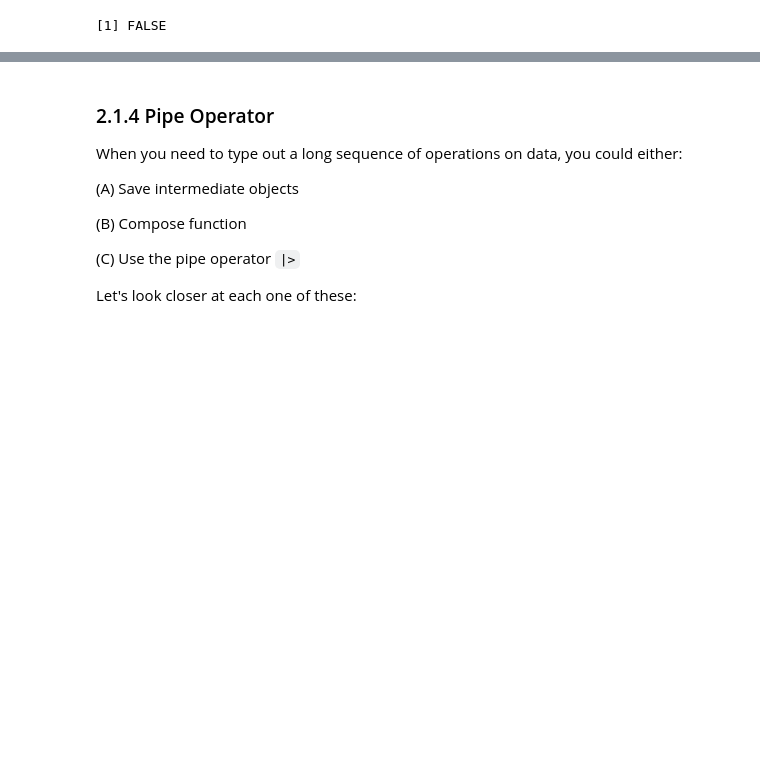
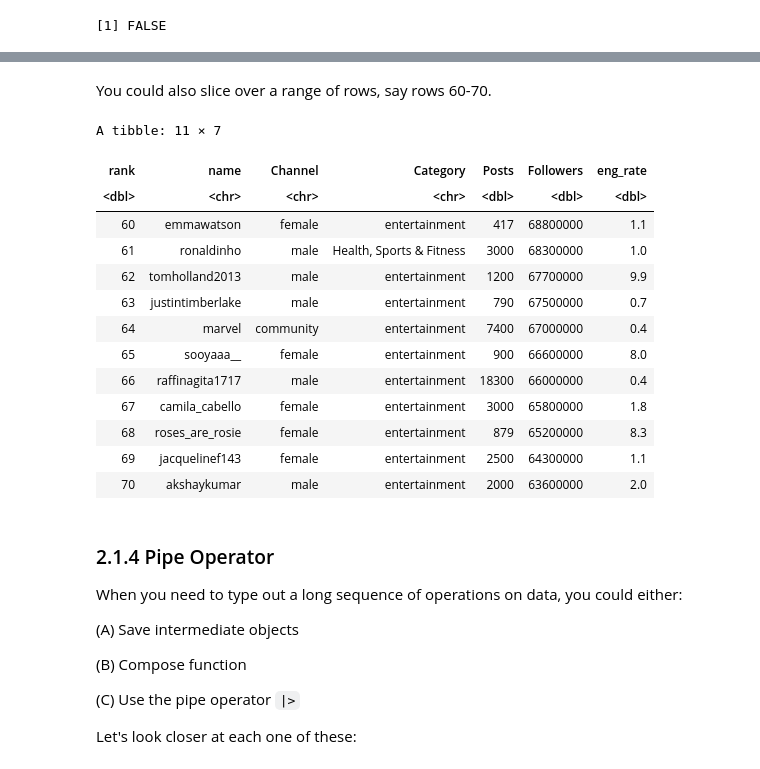
Before and after one commit to katieburak/girls-in-DS, a Jupyter notebook: _build/jupyter_execute/notes/day1.ipynb, the cells around one changed output, grey strips where cells are left out. Saved outputs shown, nothing was run; the diff lists cells and outputs as text; code cells hidden in the pictures; blank space fills up the shorter version.

```diff
--- a/_build/jupyter_execute/notes/day1.ipynb
+++ b/_build/jupyter_execute/notes/day1.ipynb
@@ -597,3 +644,22 @@ a == "Waffles" # returns FALSE
+# %% [markdown]
+You could also slice over a range of rows, say rows 60-70.
+# %%
+slice(insta, 60:70)
+# %% [output]
+A tibble: 11 × 7
+| rank | name | Channel | Category | Posts | Followers | eng_rate |
+| <dbl> | <chr> | <chr> | <chr> | <dbl> | <dbl> | <dbl> |
+| 60 | emmawatson | female | entertainment | 417 | 68800000 | 1.1 |
+| 61 | ronaldinho | male | Health, Sports & Fitness | 3000 | 68300000 | 1.0 |
+| 62 | tomholland2013 | male | entertainment | 1200 | 67700000 | 9.9 |
+| 63 | justintimberlake | male | entertainment | 790 | 67500000 | 0.7 |
+| 64 | marvel | community | entertainment | 7400 | 67000000 | 0.4 |
+| 65 | sooyaaa__ | female | entertainment | 900 | 66600000 | 8.0 |
+| 66 | raffinagita1717 | male | entertainment | 18300 | 66000000 | 0.4 |
+| 67 | camila_cabello | female | entertainment | 3000 | 65800000 | 1.8 |
+| 68 | roses_are_rosie | female | entertainment | 879 | 65200000 | 8.3 |
+| 69 | jacquelinef143 | female | entertainment | 2500 | 64300000 | 1.1 |
+| 70 | akshaykumar | male | entertainment | 2000 | 63600000 | 2.0 |
 # %% [markdown]
 ### 2.1.4 Pipe Operator
 
```
Also changed, not shown: parts of 9 cells of this notebook, 33 other files.
